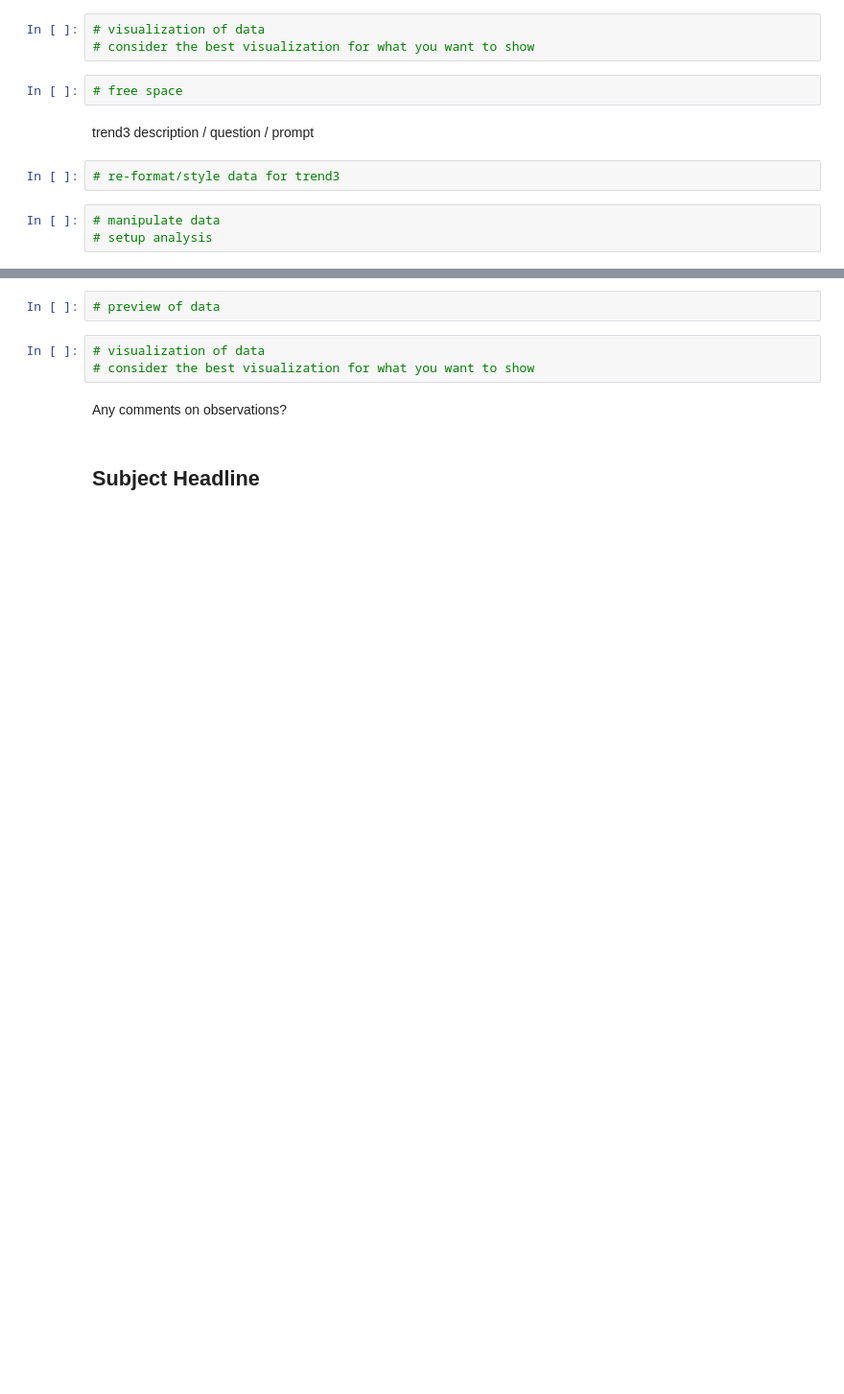
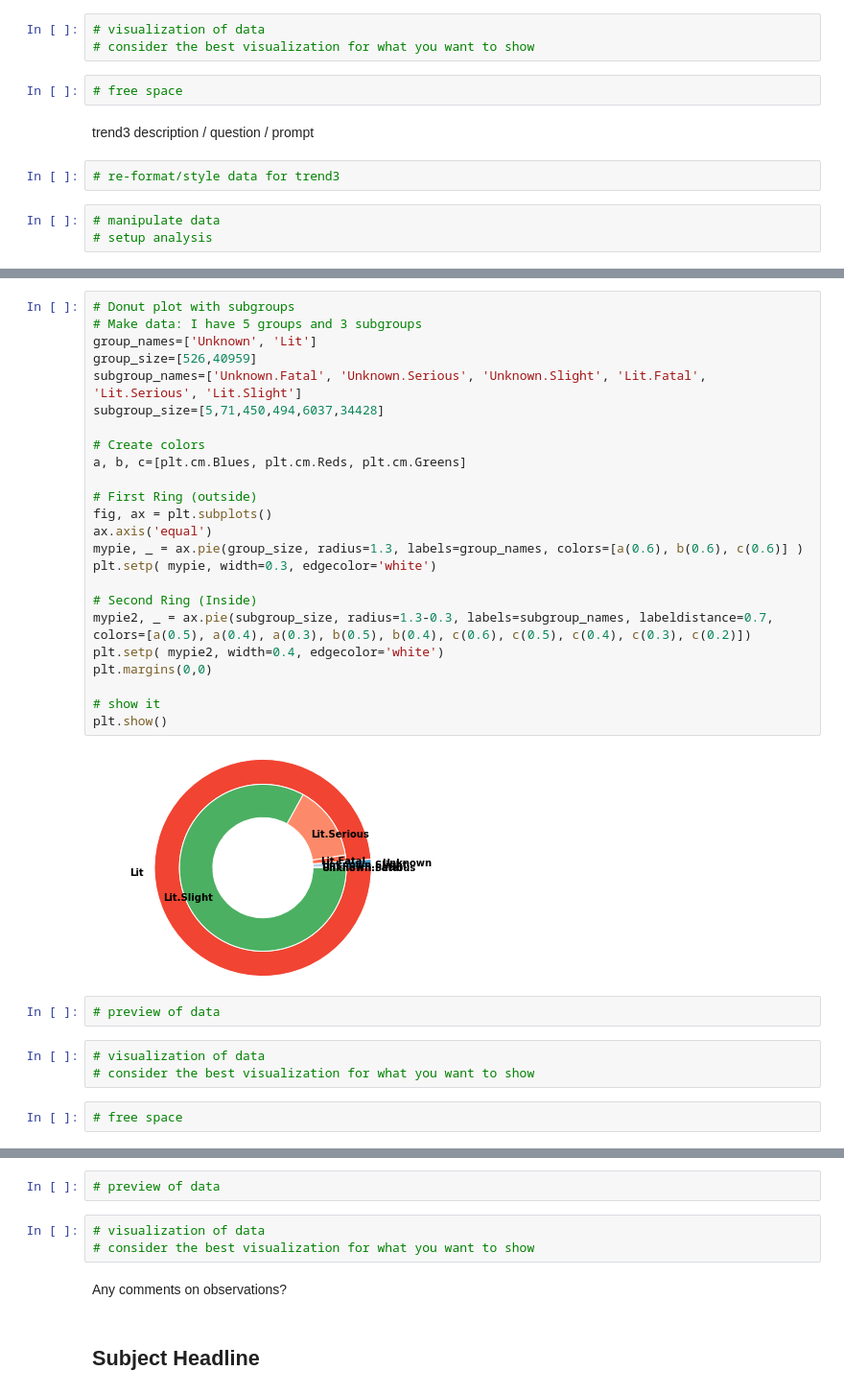
Before and after one commit to bailatrix/London-Traffic-Trends, a Jupyter notebook: main.ipynb, the cells around one changed output, grey strips where cells are left out. Shown: that part at 96% size. Saved outputs shown, nothing was run; the diff lists cells and outputs as text; blank space fills up the shorter version.

```diff
--- a/main.ipynb
+++ b/main.ipynb
@@ -141,0 +234,33 @@ trend3 description / question / prompt
+# %%
+# Donut plot with subgroups
+# Make data: I have 5 groups and 3 subgroups
+group_names=['Unknown', 'Lit']
+group_size=[526,40959]
+subgroup_names=['Unknown.Fatal', 'Unknown.Serious', 'Unknown.Slight', 'Lit.Fatal', 'Lit.Serious', 'Lit.Slight']
+subgroup_size=[5,71,450,494,6037,34428]
+
+# Create colors
+a, b, c=[plt.cm.Blues, plt.cm.Reds, plt.cm.Greens]
+
+# First Ring (outside)
+fig, ax = plt.subplots()
+ax.axis('equal')
+mypie, _ = ax.pie(group_size, radius=1.3, labels=group_names, colors=[a(0.6), b(0.6), c(0.6)] )
+plt.setp( mypie, width=0.3, edgecolor='white')
+
+# Second Ring (Inside)
+mypie2, _ = ax.pie(subgroup_size, radius=1.3-0.3, labels=subgroup_names, labeldistance=0.7, colors=[a(0.5), a(0.4), a(0.3), b(0.5), b(0.4), c(0.6), c(0.5), c(0.4), c(0.3), c(0.2)])
+plt.setp( mypie2, width=0.4, edgecolor='white')
+plt.margins(0,0)
+
+# show it
+plt.show()
+# %% [output]
+[figure, added]
+# %%
+# preview of data
+# %%
+# visualization of data
+# consider the best visualization for what you want to show
+# %%
+# free space
```
Also changed, not shown: parts of 49 cells of this notebook.
